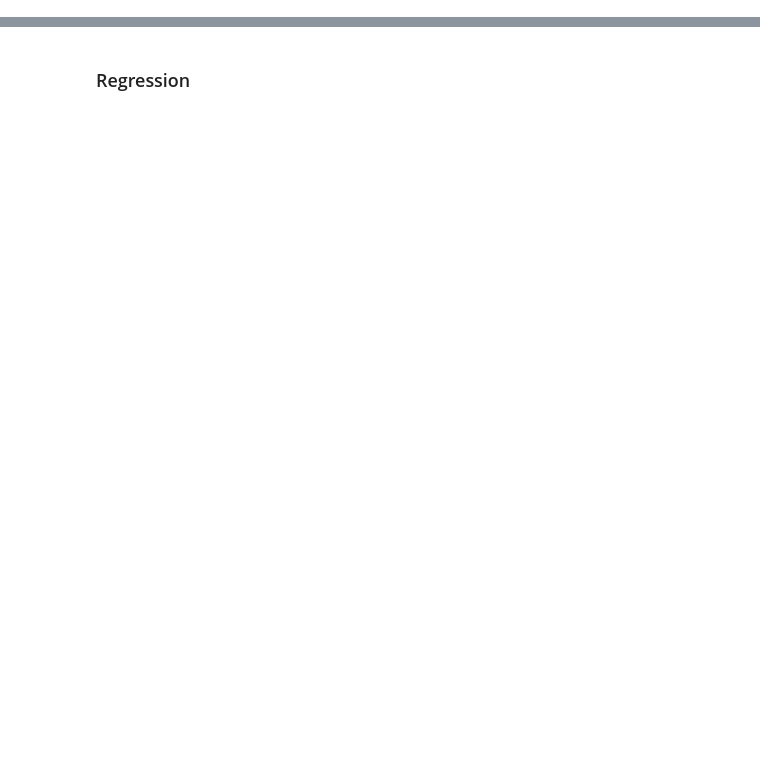
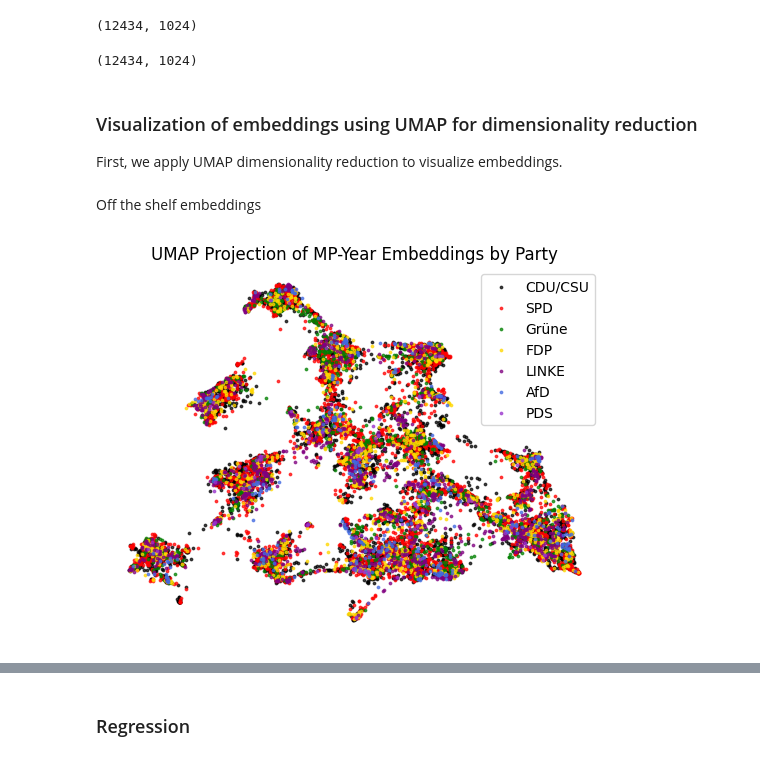
Before and after one commit to BerHarDanVoe/parliament-embeddings, a Jupyter notebook: notebooks/04_test_embeddings.ipynb, the cells around one changed output, grey strips where cells are left out. Drawn from its saved outputs; the diff is of its cells as text; code cells hidden in the pictures; blank space fills up the shorter version.

```diff
--- a/notebooks/04_test_embeddings.ipynb
+++ b/notebooks/04_test_embeddings.ipynb
@@ -57,4 +0,0 @@ all_embeddings_agg.shape
-# %%
-# dimensionality reduction of embeddings using UMAP
-umap_model = umap.UMAP(n_components=2, random_state=42)
-embeddings_2d = umap_model.fit_transform(all_embeddings_agg)
@@ -317,0 +22,60 @@ plt.show()
+# %%
+# data frame with embedded speeches (off-the-shelf-model) aggregated by MP and year
+df_agg_offtheshelf = pd.read_parquet("mp_year_embeddings_offtheshelf.parquet")
+
+# filter out speeches by politicians without fraction as they can't be used to identify parties or ideology
+df_agg_offtheshelf = df_agg_offtheshelf[df_agg_offtheshelf.party != "Fraktionslos"]
+
+# stack embeddings into a single 2D array (needed for some methods)
+all_embeddings_agg_offtheshelf = np.stack(df_agg_offtheshelf["embedding"])
+all_embeddings_agg_offtheshelf.shape
+# %% [output]
+(12434, 1024)
+# %%
+# data frame with embedded speeches (fine-tuned-model) aggregated by MP and year
+df_agg_finetuned = pd.read_parquet("mp_year_embeddings_finetuned.parquet")
+
+# filter out speeches by politicians without fraction as they can't be used to identify parties or ideology
+df_agg_finetuned = df_agg_finetuned[df_agg_finetuned.party != "Fraktionslos"]
+
+# stack embeddings into a single 2D array (needed for some methods)
+all_embeddings_agg_finetuned = np.stack(df_agg_finetuned["embedding"])
+all_embeddings_agg_finetuned.shape
+# %% [output]
+(12434, 1024)
+# %% [markdown]
+### Visualization of embeddings using UMAP for dimensionality reduction
+
+First, we apply UMAP dimensionality reduction to visualize embeddings.
+# %%
+party_colors = {
+    "CDU/CSU": "black", "SPD": "red", "Grüne": "green",
+    "FDP": "gold", "LINKE": "purple", "AfD": "royalblue",
+    "PDS": "darkorchid"
+}
+# %%
+def plot_umap(embeddings, party_labels, party_colors, title=""):
+    """Projects embeddings to 2D with UMAP and plots them colored by party."""
+    umap_model = umap.UMAP(n_components=2, metric = 'cosine', random_state=24,)
+    embeddings_2d = umap_model.fit_transform(embeddings)
+
+    df_plot = pd.DataFrame({
+        "dim1": embeddings_2d[:, 0],
+        "dim2": embeddings_2d[:, 1],
+        "party": party_labels.values,
+    })
+
+    for party, color in party_colors.items():
+        subset = df_plot[df_plot["party"] == party]
+        plt.scatter(subset["dim1"], subset["dim2"], color=color, label=party, s=3, alpha=0.7)
+
+    plt.legend()
+    plt.axis("off")
+    plt.title(title)
+    plt.show()
+# %% [markdown]
+Off the shelf embeddings
+# %%
+plot_umap(all_embeddings_agg_offtheshelf, df_agg_offtheshelf["party"], party_colors, title="UMAP Projection of MP-Year Embeddings by Party")
+# %% [output]
+[figure, added]
```
Also changed, not shown: parts of 110 cells of this notebook, 1 other file.
